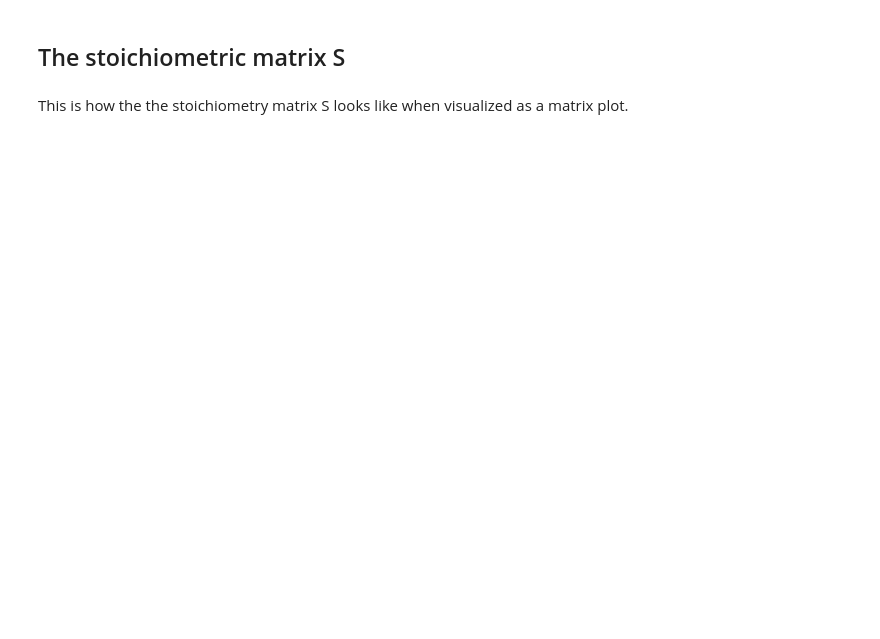
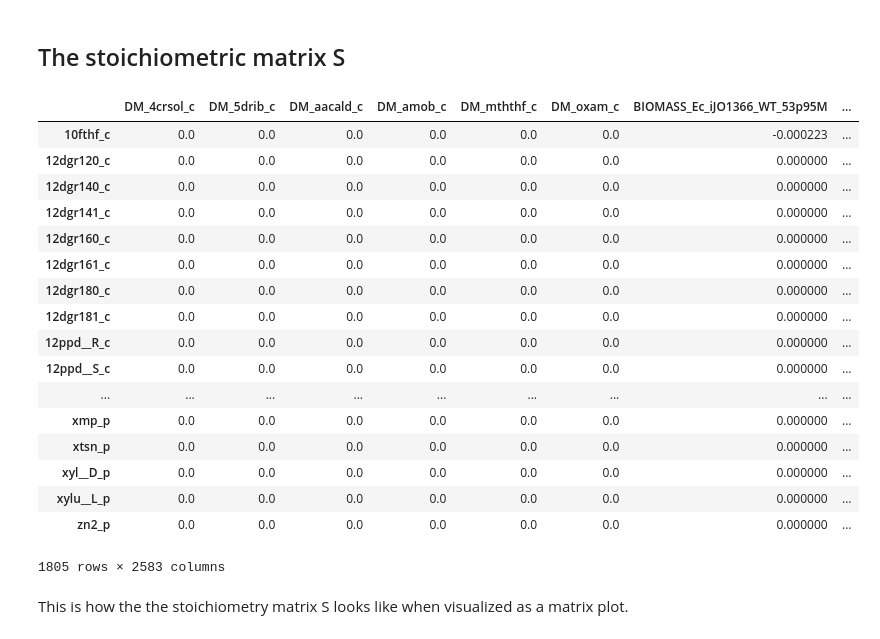
Before and after one commit to AgileBioFoundry/2021-07-16-cell-factory-design, a Jupyter notebook: 02-Genome-scale-metabolic-models.ipynb, the cells around one changed output. Saved outputs shown, nothing was run; the diff lists cells and outputs as text; code cells hidden in the pictures; blank space fills up the shorter version.

```diff
--- a/02-Genome-scale-metabolic-models.ipynb
+++ b/02-Genome-scale-metabolic-models.ipynb
@@ -145,8 +305,27 @@ for metabolite in model.metabolites.query('glucose', 'name'):
 ## The stoichiometric matrix S
 # %%
 from cobra.util import create_stoichiometric_matrix
-s = create_stoichiometric_matrix(model)
+s = create_stoichiometric_matrix(model, array_type='DataFrame')
 s
+# %% [output]
+|  | DM_4crsol_c | DM_5drib_c | DM_aacald_c | DM_amob_c | DM_mththf_c | DM_oxam_c | BIOMASS_Ec_iJO1366_WT_53p95M | ... |
+| 10fthf_c | 0.0 | 0.0 | 0.0 | 0.0 | 0.0 | 0.0 | -0.000223 | ... |
+| 12dgr120_c | 0.0 | 0.0 | 0.0 | 0.0 | 0.0 | 0.0 | 0.000000 | ... |
+| 12dgr140_c | 0.0 | 0.0 | 0.0 | 0.0 | 0.0 | 0.0 | 0.000000 | ... |
+| 12dgr141_c | 0.0 | 0.0 | 0.0 | 0.0 | 0.0 | 0.0 | 0.000000 | ... |
+| 12dgr160_c | 0.0 | 0.0 | 0.0 | 0.0 | 0.0 | 0.0 | 0.000000 | ... |
+| 12dgr161_c | 0.0 | 0.0 | 0.0 | 0.0 | 0.0 | 0.0 | 0.000000 | ... |
+| 12dgr180_c | 0.0 | 0.0 | 0.0 | 0.0 | 0.0 | 0.0 | 0.000000 | ... |
+| 12dgr181_c | 0.0 | 0.0 | 0.0 | 0.0 | 0.0 | 0.0 | 0.000000 | ... |
+| 12ppd__R_c | 0.0 | 0.0 | 0.0 | 0.0 | 0.0 | 0.0 | 0.000000 | ... |
+| 12ppd__S_c | 0.0 | 0.0 | 0.0 | 0.0 | 0.0 | 0.0 | 0.000000 | ... |
+| ... | ... | ... | ... | ... | ... | ... | ... | ... |
+| xmp_p | 0.0 | 0.0 | 0.0 | 0.0 | 0.0 | 0.0 | 0.000000 | ... |
+| xtsn_p | 0.0 | 0.0 | 0.0 | 0.0 | 0.0 | 0.0 | 0.000000 | ... |
+| xyl__D_p | 0.0 | 0.0 | 0.0 | 0.0 | 0.0 | 0.0 | 0.000000 | ... |
+| xylu__L_p | 0.0 | 0.0 | 0.0 | 0.0 | 0.0 | 0.0 | 0.000000 | ... |
+| zn2_p | 0.0 | 0.0 | 0.0 | 0.0 | 0.0 | 0.0 | 0.000000 | ... |
+1805 rows × 2583 columns
 # %% [markdown]
 This is how the the stoichiometry matrix S looks like when visualized as a matrix plot.
 # %%
```
Also changed, not shown: parts of 31 cells of this notebook, 4 other files.
